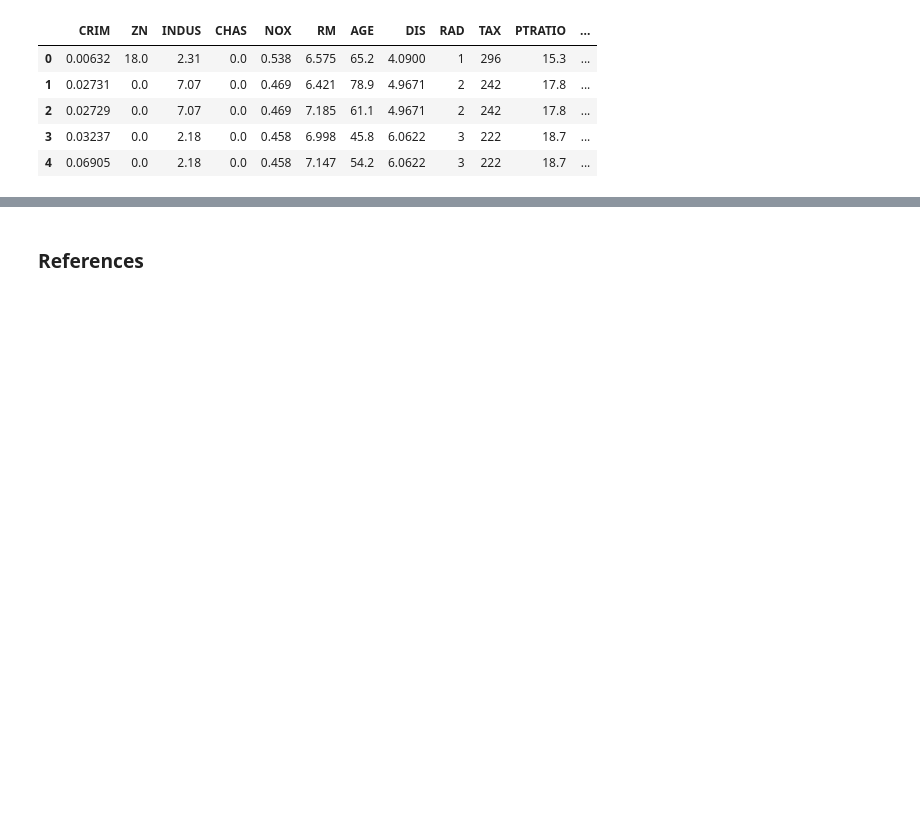
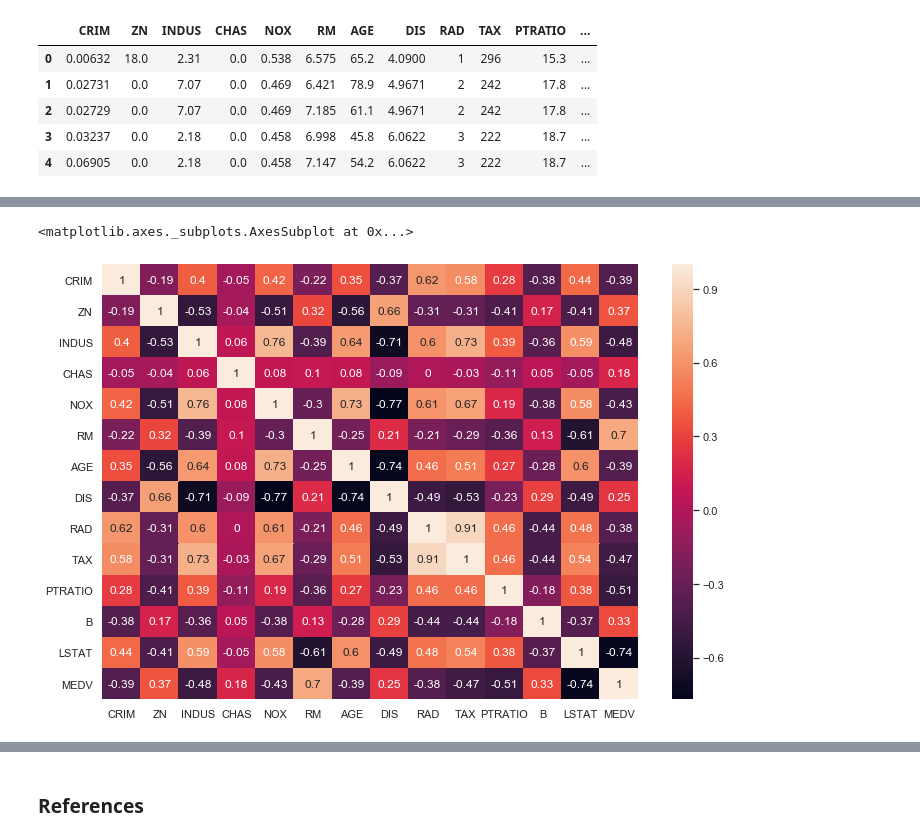
Before and after one commit to JohnADeady/ML-S-Project, a Jupyter notebook: Boston House Prices.ipynb, the cells around one changed output, grey strips where cells are left out. Drawn from its saved outputs; the diff is of its cells as text; code cells hidden in the pictures; blank space fills up the shorter version.

```diff
--- a/Boston House Prices.ipynb
+++ b/Boston House Prices.ipynb
@@ -64,0 +83,7 @@ boston.describe()
+# %%
+correlation_matrix = boston.corr().round(2)
+# annot = True to print the values inside the square
+sns.heatmap(data=correlation_matrix, annot=True)
+# %% [output]
+<matplotlib.axes._subplots.AxesSubplot at 0x...>
+[figure, added]
```
Also changed, not shown: parts of 13 cells of this notebook.
